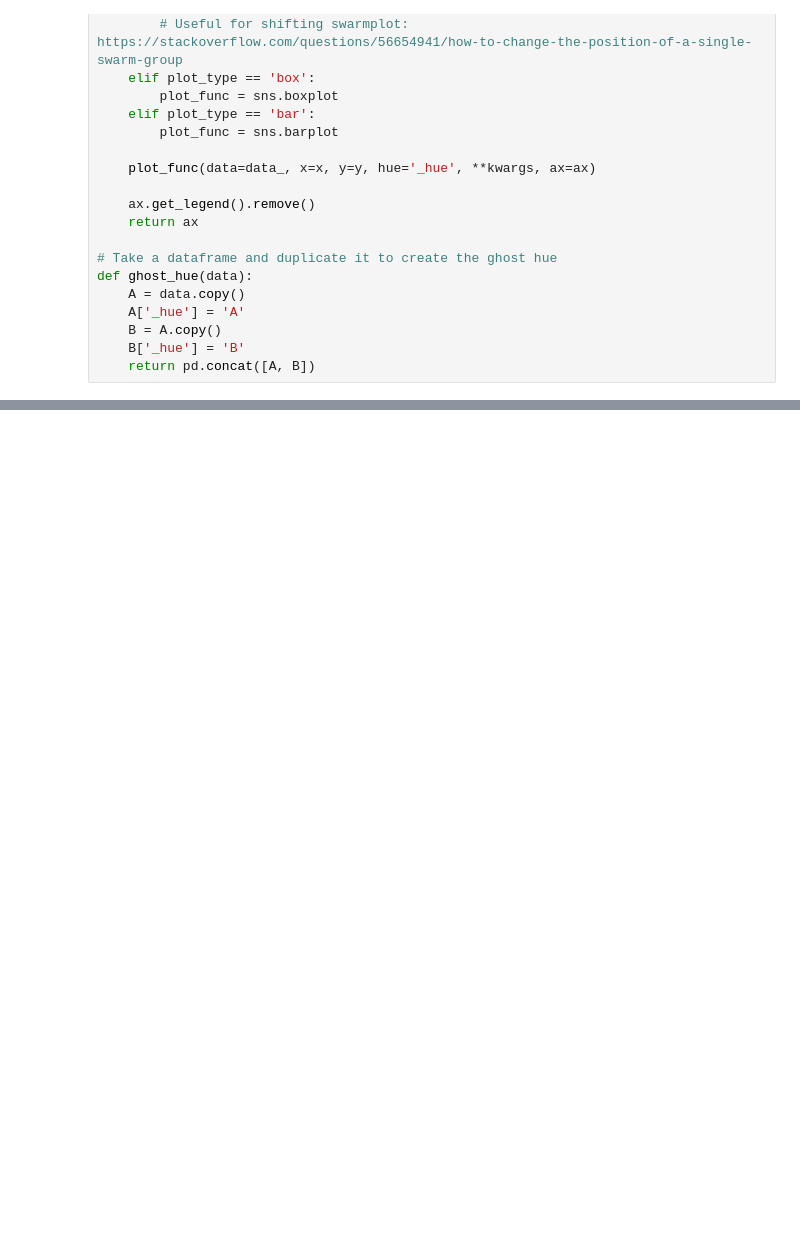
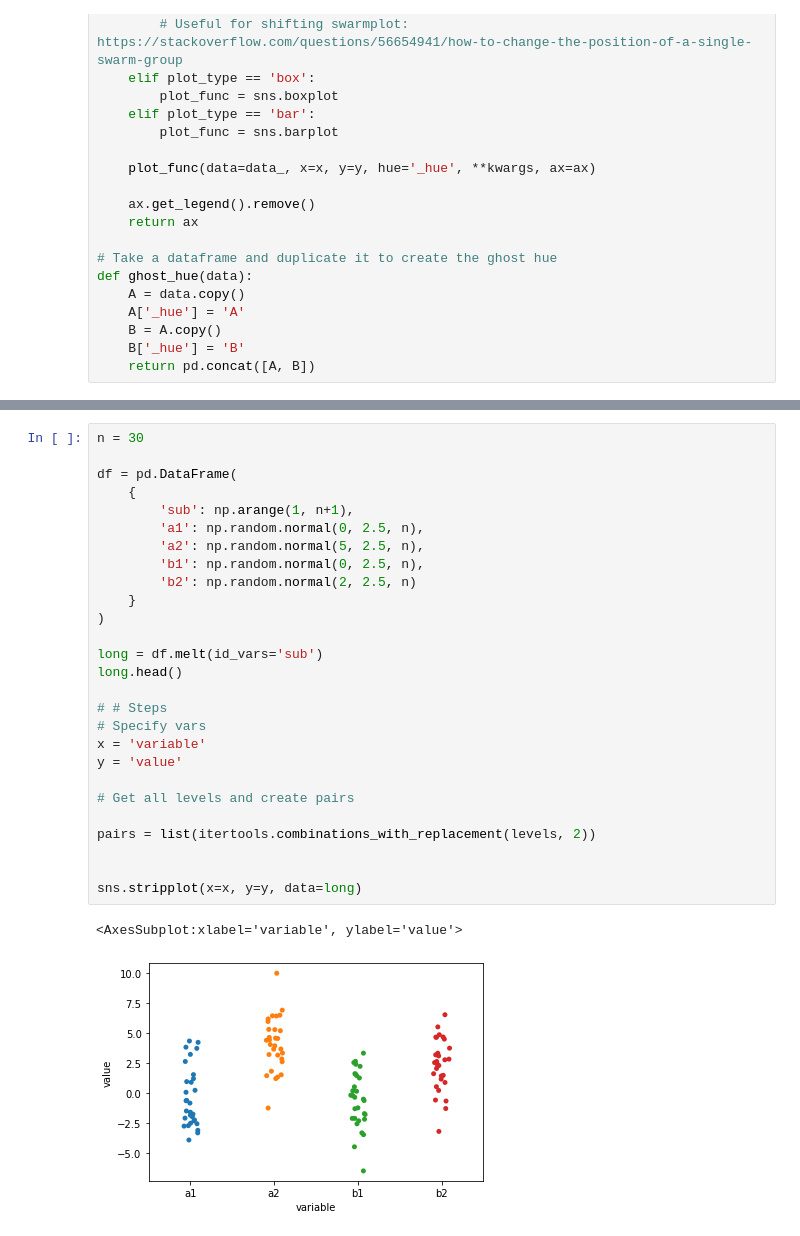
Before and after one commit to lcdunne/visualisation, a Jupyter notebook: single_gardner_altman.ipynb, the cells around one changed output, grey strips where cells are left out. Cells and saved outputs as stored; diff of their text form; blank space fills up the shorter version.

```diff
--- a/single_gardner_altman.ipynb
+++ b/single_gardner_altman.ipynb
@@ -121,0 +294,30 @@ plt.show()
+# %%
+n = 30
+
+df = pd.DataFrame(
+    {
+        'sub': np.arange(1, n+1),
+        'a1': np.random.normal(0, 2.5, n),
+        'a2': np.random.normal(5, 2.5, n),
+        'b1': np.random.normal(0, 2.5, n),
+        'b2': np.random.normal(2, 2.5, n)
+    }
+)
+
+long = df.melt(id_vars='sub')
+long.head()
+
+# # Steps
+# Specify vars
+x = 'variable'
+y = 'value'
+
+# Get all levels and create pairs
+
+pairs = list(itertools.combinations_with_replacement(levels, 2))
+
+
+sns.stripplot(x=x, y=y, data=long)
+# %% [output]
+<AxesSubplot:xlabel='variable', ylabel='value'>
+[figure, added]
```
Also changed, not shown: parts of 9 cells of this notebook.
